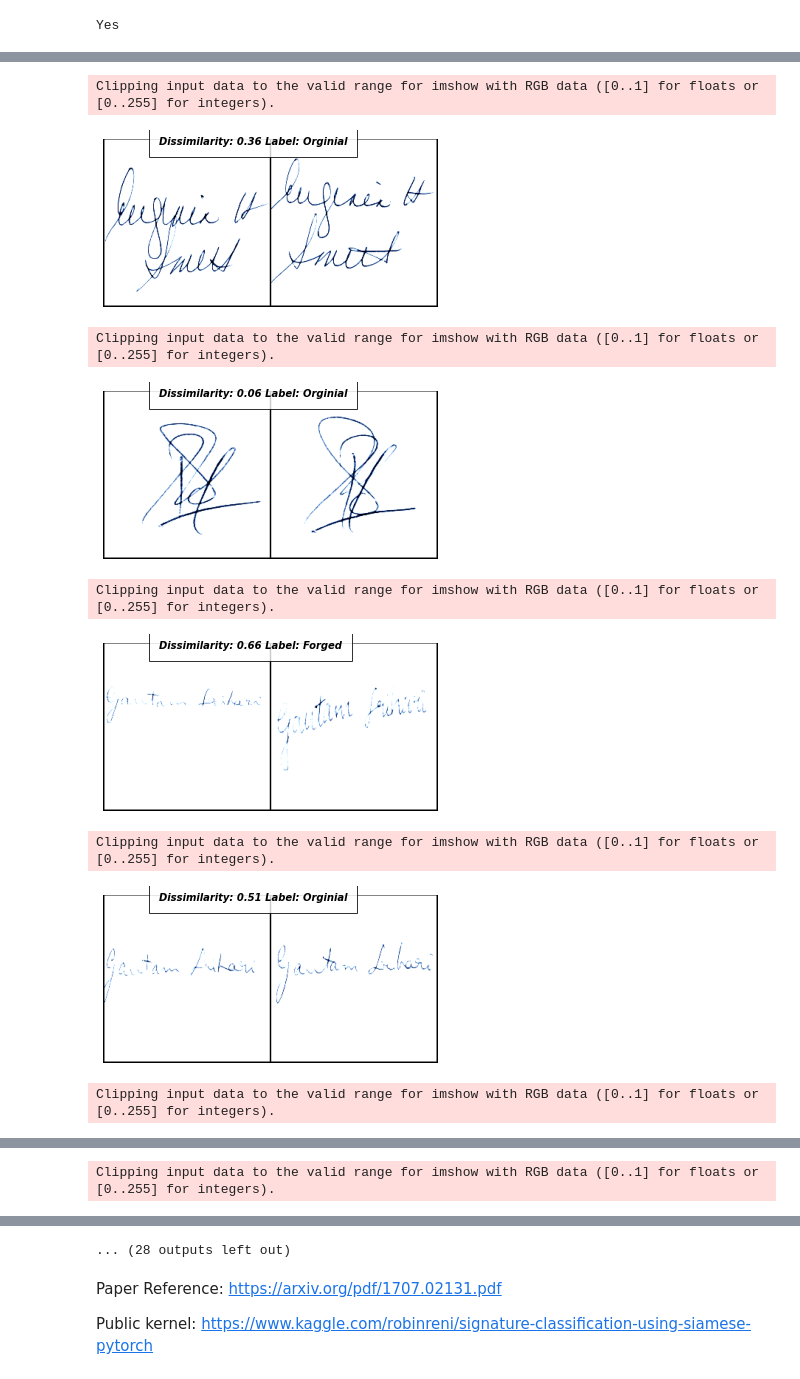
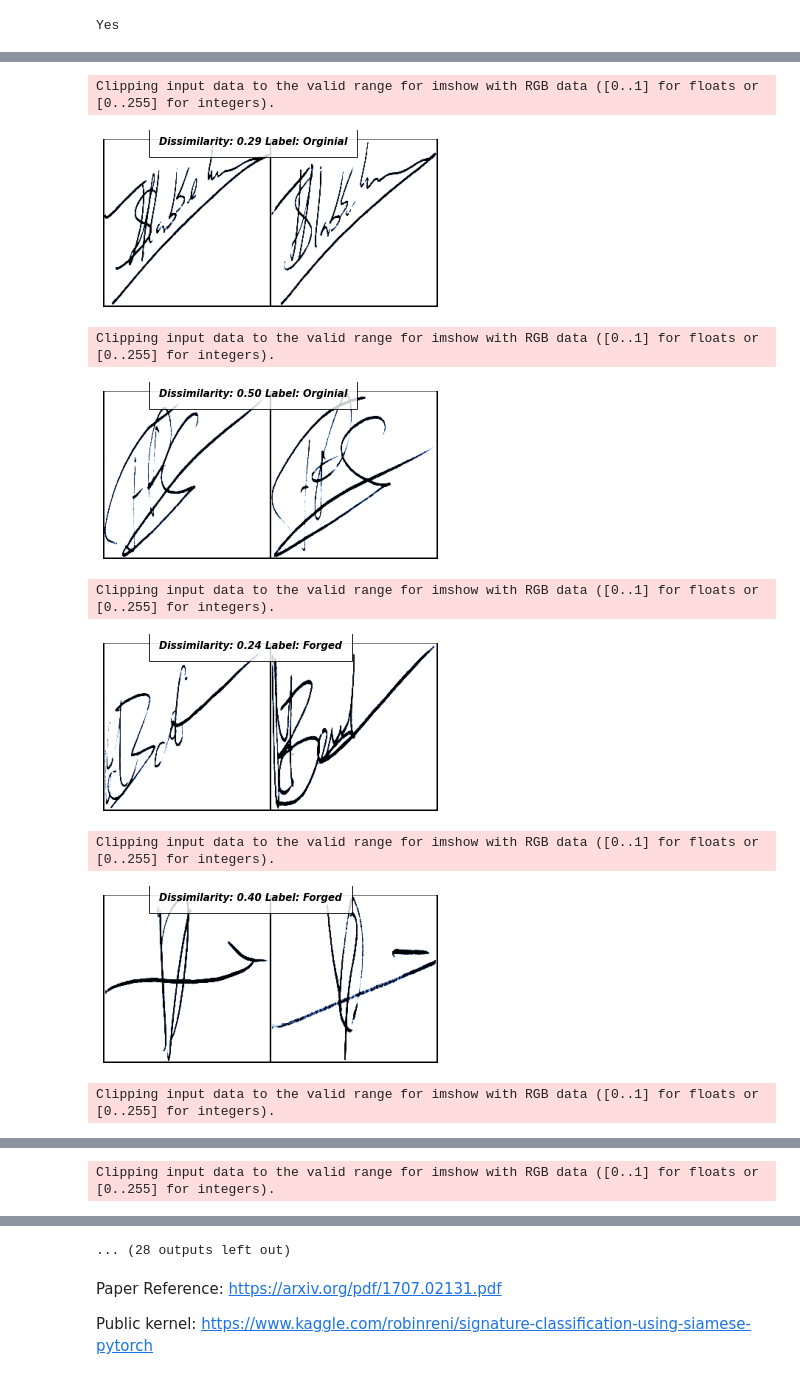
Before and after one commit to care1e55/signature_similarity, a Jupyter notebook: signature_similarity.ipynb, the cells around one changed output, grey strips where cells are left out. Saved outputs shown, nothing was run; the diff lists cells and outputs as text; code cells hidden in the pictures.

```diff
--- a/signature_similarity.ipynb
+++ b/signature_similarity.ipynb
@@ -110,3 +107,21 @@ transform = transforms.Compose([
+# %%
+transform = transforms.Compose([
+              # transforms.Resize((RESCALE_SIZE,RESCALE_SIZE)),
+            #   transforms.RandomHorizontalFlip(),
+              # transforms.Resize((RESCALE_SIZE,RESCALE_SIZE)),
+
+
+              # transforms.RandomRotation(degrees = 10, fill=255),
+            #   transforms.RandomRotation(degrees = 20),
+              transforms.Pad((50,50), fill=(255,255,255), padding_mode='constant'),
+              transforms.RandomRotation(degrees = 10, fill=255),
+            # transforms.RandomAffine(degrees=(-10, 10), translate=None, scale=None, shear=(-10,10), resample=False, fillcolor=(255,255,255)),
+              # transforms.RandomResizedCrop(RESCALE_SIZE, scale=(0.95, 1.05)),
+              transforms.Resize((RESCALE_SIZE,RESCALE_SIZE)),
+              # transforms.RandomResizedCrop(RESCALE_SIZE, scale=(0.9, 1.4)),
+              transforms.ToTensor(),
+              transforms.Normalize([0.485, 0.456, 0.406], [0.229, 0.224, 0.225])
+          ])
 # %%
 siamese_dataset = SiameseNetworkDataset(training_csv,training_dir,transform=transform)
 # %%
@@ -135,12 +150,14 @@ class SiameseNetwork(nn.Module):
         set_parameter_requires_grad(self.resnet)
         num_ftrs = self.resnet.fc.in_features
         self.resnet.fc = nn.Sequential(
-                nn.Linear(num_ftrs, 512),
-                nn.ReLU(inplace=True),
-                nn.Dropout2d(p=0.5),
-                nn.Linear(512, 128),
-                nn.ReLU(inplace=True),
-                nn.Linear(128,2)
+                nn.Linear(num_ftrs, 16),
+                # nn.Linear(num_ftrs, 512),
+                # nn.ReLU(inplace=True),
+                # nn.Dropout2d(p=0.5),
+                # nn.Linear(512, 16),
+                # nn.ReLU(inplace=True),
+                # nn.Dropout2d(p=0.5),
+                # nn.Linear(128,2)
             )
 
     def forward_once(self, x):
@@ -252,10 +312,10 @@ targets = []
 predictions = []
 list_0 = torch.FloatTensor([[0]])
 list_1 = torch.FloatTensor([[1]])
-threshhold = torch.FloatTensor([0.1]).cuda()
+threshhold = torch.FloatTensor([0.8]).cuda()
 for i, data in enumerate(tqdm(test_dataloader)):
     x0, x1 , label = data
-    output1,output2 = model(x0.to(device),x1.to(device))
+    output1,output2 = net(x0.to(device),x1.to(device))
     eucledian_distance = F.pairwise_distance(output1, output2)
     if label==list_0:
         targets.append(0)
@@ -293,28 +353,28 @@ n_false_predictions.astype('int').sum()/n_false_targets.astype('int').sum()
 # %%
 # Print the sample outputs to view its dissimilarity
 counter=0
 list_0 = torch.FloatTensor([[0]])
 list_1 = torch.FloatTensor([[1]])
 for i, data in enumerate(test_dataloader,0):
   x0, x1 , label = data
   concatenated = torch.cat((x0,x1),0)
-  output1,output2 = model(x0.to(device),x1.to(device))
+  output1,output2 = net(x0.to(device),x1.to(device))
   eucledian_distance = F.pairwise_distance(output1, output2)
   if label==list_0:
     label="Orginial"
   else:
     label="Forged"
   imshow(torchvision.utils.make_grid(concatenated),'Dissimilarity: {:.2f} Label: {}'.format(eucledian_distance.item(),label))
   counter=counter+1
   if counter ==20:
      break
 # %% [output]
 Clipping input data to the valid range for imshow with RGB data ([0..1] for floats or [0..255] for integers).
-[figure, old version]
+[figure, new version]
 Clipping input data to the valid range for imshow with RGB data ([0..1] for floats or [0..255] for integers).
-[figure, old version]
+[figure, new version]
 Clipping input data to the valid range for imshow with RGB data ([0..1] for floats or [0..255] for integers).
-[figure, old version]
+[figure, new version]
 Clipping input data to the valid range for imshow with RGB data ([0..1] for floats or [0..255] for integers).
-[figure, old version]
+[figure, new version]
 Clipping input data to the valid range for imshow with RGB data ([0..1] for floats or [0..255] for integers).
```
Also changed, not shown: parts of 24 cells of this notebook, 1 other file.
